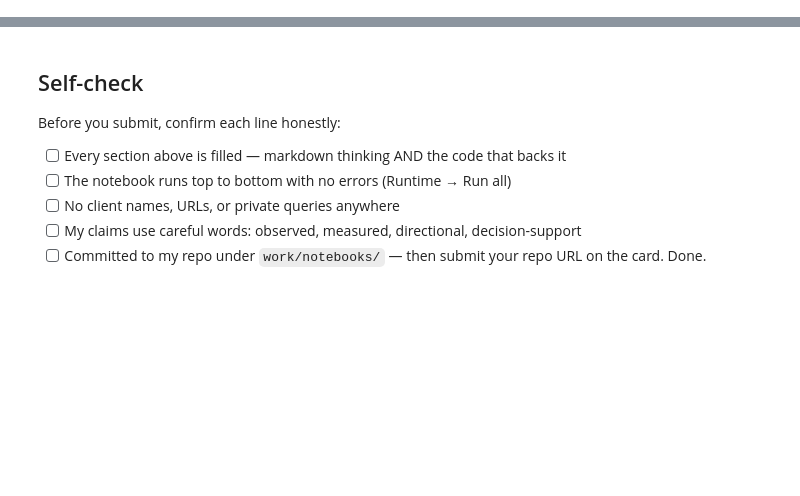
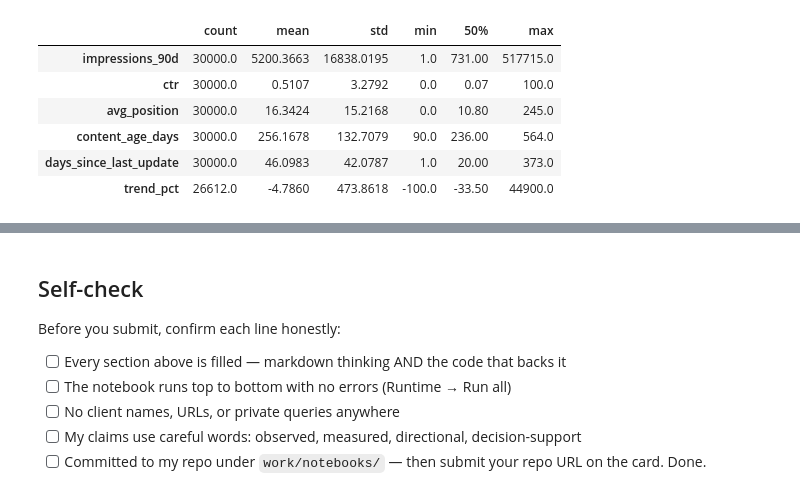
Before and after one commit to Rimshakalhoro/flyrank-ml-internship-rimsha, a Jupyter notebook: work/notebooks/w07_action_playbook.ipynb, the cells around one changed output, grey strips where cells are left out. Saved outputs shown, nothing was run; the diff lists cells and outputs as text; code cells hidden in the pictures; blank space fills up the shorter version.

```diff
--- a/work/notebooks/w07_action_playbook.ipynb
+++ b/work/notebooks/w07_action_playbook.ipynb
@@ -43,0 +498,91 @@ This skeleton is yours to fill. Work the sections **in order** — each one has
+# %%
+# ============================================================
+# ML-10 SECTION 4 — MONITORING / RETRAIN TRIGGERS
+# ============================================================
+
+# ------------------------------------------------------------
+# BASELINE STATISTICS
+# ------------------------------------------------------------
+
+monitoring_features = [
+    "impressions_90d",
+    "ctr",
+    "avg_position",
+    "content_age_days",
+    "days_since_last_update",
+    "trend_pct"
+]
+
+monitoring_features = [
+    col for col in monitoring_features
+    if col in df.columns
+]
+
+
+baseline_monitoring = (
+    df[monitoring_features]
+    .describe()
+    .T[
+        ["count", "mean", "std", "min", "50%", "max"]
+    ]
+    .round(4)
+)
+
+
+print("BASELINE FEATURE MONITORING")
+
+display(baseline_monitoring)
+
+
+# ------------------------------------------------------------
+# ACTION DISTRIBUTION
+# ------------------------------------------------------------
+
+action_distribution = (
+    action_queue["recommended_action"]
+    .value_counts(normalize=True)
+    .mul(100)
+    .round(2)
+    .rename("Percentage")
+    .reset_index()
+)
+
+action_distribution.columns = [
+    "Recommended action",
+    "Percentage"
+]
+
+
+print("\nBASELINE ACTION DISTRIBUTION")
+
+display(action_distribution)
+
+
+# ------------------------------------------------------------
+# RETRAIN TRIGGERS
+# ------------------------------------------------------------
+
+retrain_triggers = pd.DataFrame({
+    "Trigger": [
+        "Major feature distribution change",
+        "Action queue distribution changes strongly",
+        "Performance drops on new validation data",
+        "New content types appear",
+        "Human reviewers report poor recommendations",
+        "Long period since the last model review"
+    ],
+    "Suggested response": [
+        "Investigate possible data drift",
+        "Review scoring rules and data quality",
+        "Revalidate and consider retraining",
+        "Check whether the model supports new content types",
+        "Audit reason codes and recommendations",
+        "Run a scheduled validation review"
+    ]
+})
+
+
+print("\nRETRAIN / REVIEW TRIGGERS")
+
+display(retrain_triggers)
+# %% [output]
@@ -43,0 +590,7 @@ This skeleton is yours to fill. Work the sections **in order** — each one has
+|  | count | mean | std | min | 50% | max |
+| impressions_90d | 30000.0 | 5200.3663 | 16838.0195 | 1.0 | 731.00 | 517715.0 |
+| ctr | 30000.0 | 0.5107 | 3.2792 | 0.0 | 0.07 | 100.0 |
+| avg_position | 30000.0 | 16.3424 | 15.2168 | 0.0 | 10.80 | 245.0 |
+| content_age_days | 30000.0 | 256.1678 | 132.7079 | 90.0 | 236.00 | 564.0 |
+| days_since_last_update | 30000.0 | 46.0983 | 42.0787 | 1.0 | 20.00 | 373.0 |
+| trend_pct | 26612.0 | -4.7860 | 473.8618 | -100.0 | -33.50 | 44900.0 |
```
Also changed, not shown: parts of 21 cells of this notebook.
